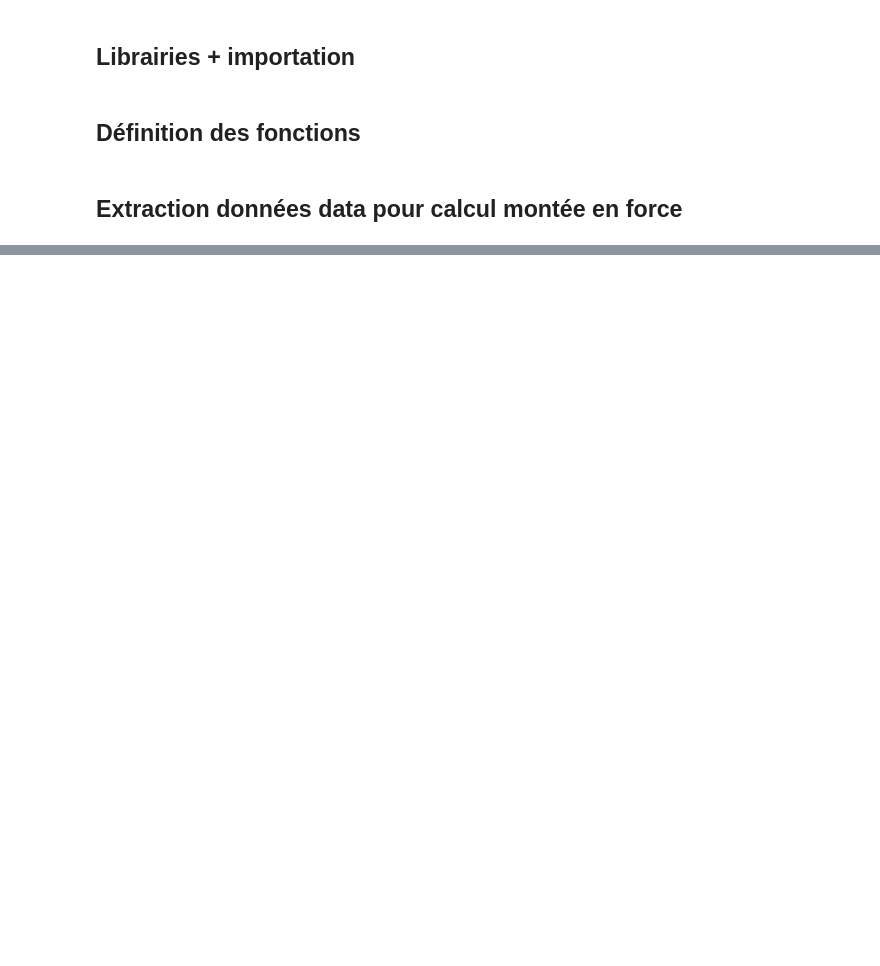
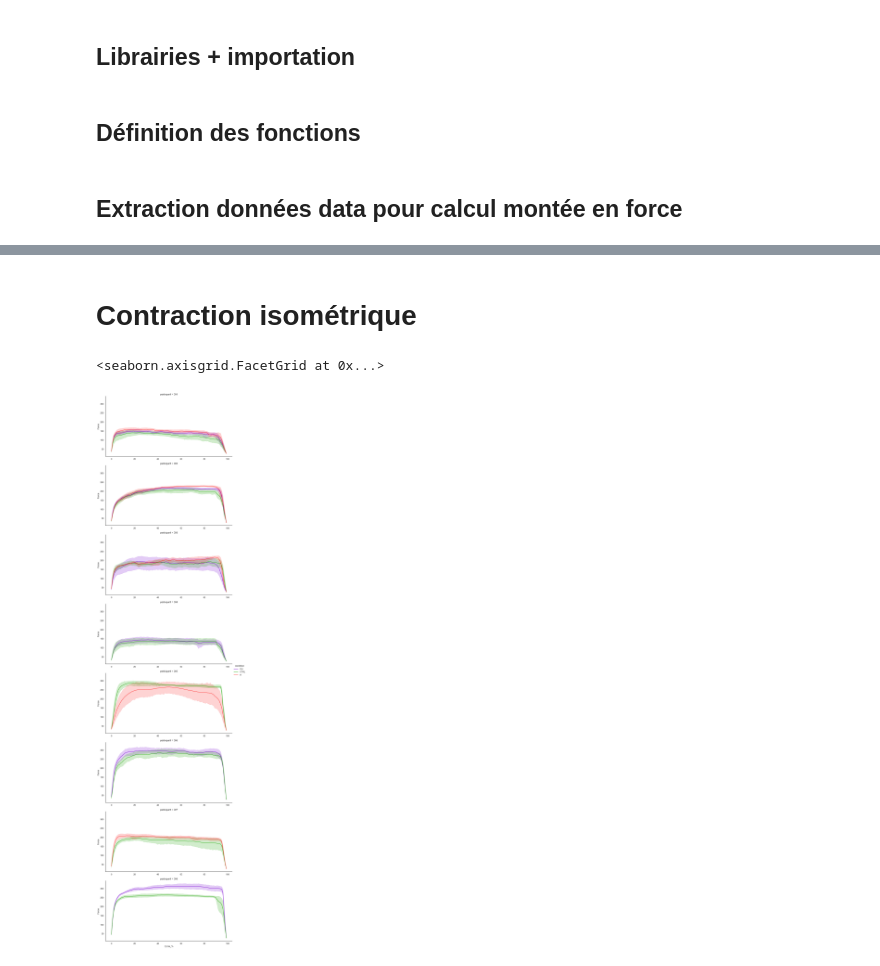
Before and after one commit to mathieucaumes/Traitement_ActivGun, a Jupyter notebook: ActivGun_iso_graphiques.ipynb, the cells around one changed output, grey strips where cells are left out. Drawn from its saved outputs; the diff is of its cells as text; code cells hidden in the pictures; blank space fills up the shorter version.

```diff
--- a/ActivGun_iso_graphiques.ipynb
+++ b/ActivGun_iso_graphiques.ipynb
@@ -436,0 +378,29 @@ plt.axhline(0)
+# %% [markdown]
+# Contraction isométrique
+# %%
+data_plot = df_flexion_interpol[
+    # (df_flexion_interpol['participant'] == '001')
+    (df_flexion_interpol['repetition'] != 0)
+    # & (df_force_phase['condition'] == 'CTRL')
+    # & (df_force_phase['contraction'] == 'CON60')
+    # & (df_flexion_interpol['essai'] == '1')
+    # & (df_flexion_interpol['mesure'] == '01')
+    & (df_flexion_interpol['mouvement'] == 'Flexion')
+]
+
+palette_colors = {'CTRL': '#1BA400', 'H': '#FC2424', 'CH': '#7700D4'}
+
+sns.relplot(data_plot,
+            x= 'Cycle_%',
+             y = 'Force',
+             hue= 'condition',
+             kind = 'line',
+             aspect= 2,
+             row = 'participant',
+            #  col = 'participant',
+             palette=palette_colors,
+             facet_kws=dict(sharex=False)
+             )
+# %% [output]
+<seaborn.axisgrid.FacetGrid at 0x...>
+[figure, added]
```
Also changed, not shown: parts of 20 cells of this notebook.
